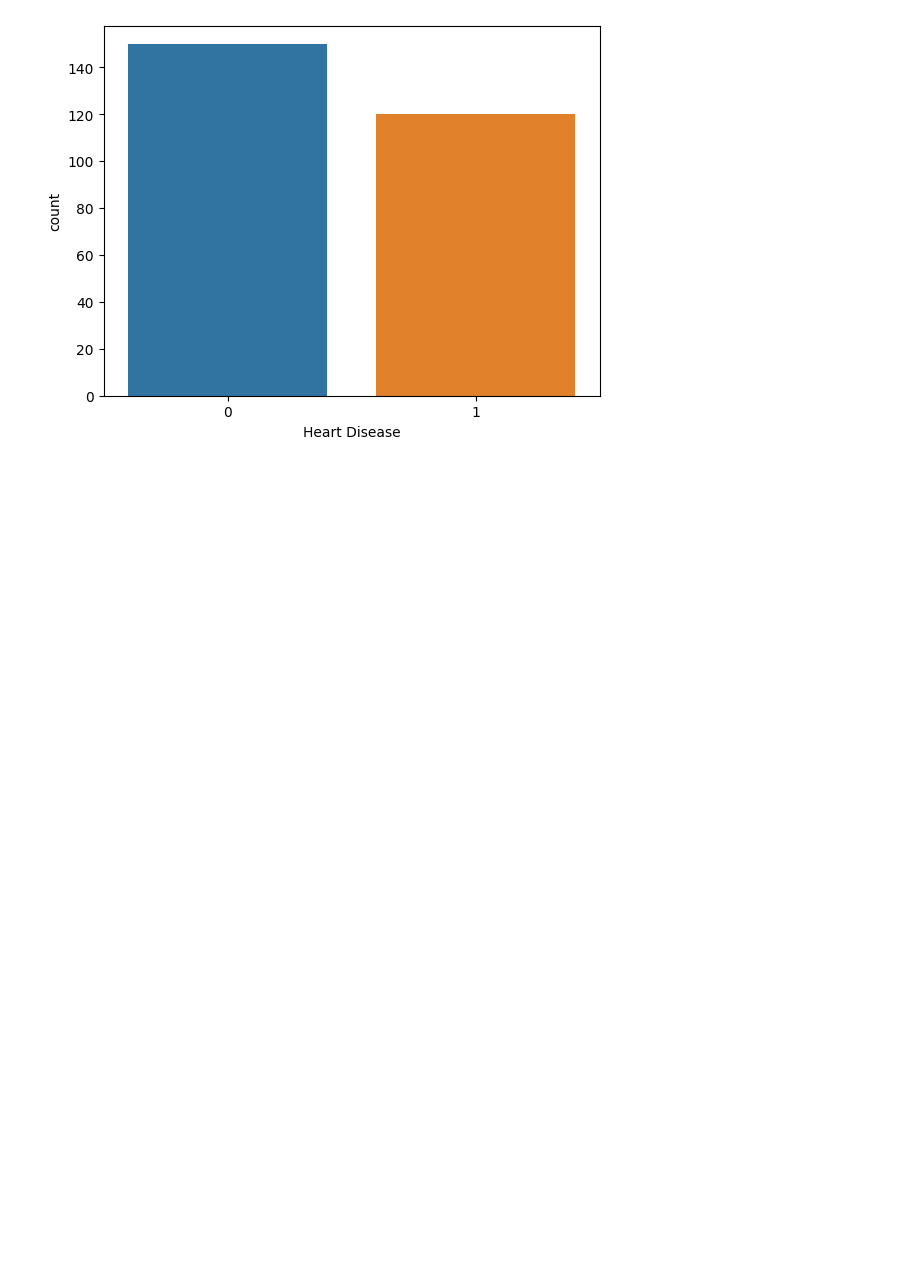
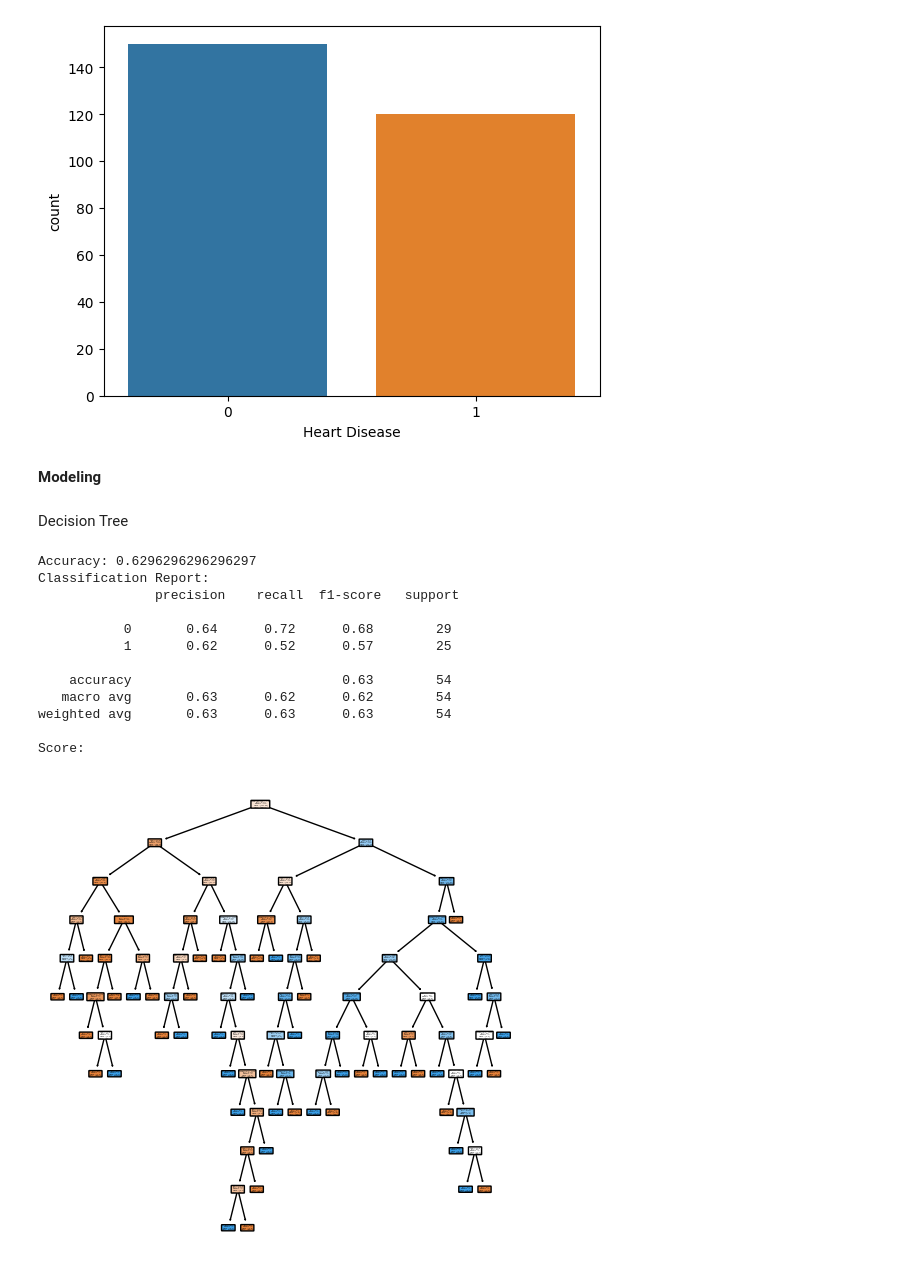
Before and after one commit to ayushpatel1299/ITCS3162, a Jupyter notebook: Project2/Project_2.ipynb, the cells around one changed output. Drawn from its saved outputs; the diff is of its cells as text; code cells hidden in the pictures; blank space fills up the shorter version.

Commit message:
Updated project 2

```diff
--- a/Project2/Project_2.ipynb
+++ b/Project2/Project_2.ipynb
@@ -103,3 +103,7 @@ for column in heartDisease:
 plt.show()
 # %% [output]
 [figure]
+# %% [markdown]
+**Modeling**
+# %% [markdown]
+Decision Tree
@@ -105,0 +118,58 @@ plt.show()
+# %%
+df = pd.read_csv("//Users/owner/ITCS_3162/ITCS3162/Project2/Heart_Disease_Prediction.csv")
+df["Heart Disease"] = df["Heart Disease"].replace("Absence", 0)
+df["Heart Disease"] = df["Heart Disease"].replace("Presence", 1)
+X=df[['Age', 'Sex', 'Chest pain type', 'BP', 'Cholesterol', 'FBS over 120', 'Max HR', 'Exercise angina']]
+y = df['Heart Disease']
+#train the data
+X_train, X_test, y_train, y_test = train_test_split(X, y, test_size=0.2)
+#createdecision tree classifier
+dt_classifier = DecisionTreeClassifier(random_state=42)
+# Train the model
+dt_classifier.fit(X_train, y_train)
+#Predicitions
+y_pred = dt_classifier.predict(X_test)
+#Evaluate
+accuracy = accuracy_score(y_test, y_pred)
+report = classification_report(y_test, y_pred)
+
+print(f'Accuracy: {accuracy}')
+print('Classification Report:\n', report)
+
+#Make the tree figure
+from sklearn import tree
+clf = tree.DecisionTreeClassifier()
+clf = clf.fit(X_train, y_train)
+predicted = clf.predict(X_test)
+#predicted array
+predicted
+print("Score: ")
+clf.score(X_test, y_test)
+#figure
+dt_classifier = DecisionTreeClassifier(random_state=42)
+dt_classifier.fit(X_train, y_train)
+
+# Plot the Decision Tree
+plt.figure(figsize=(6, 6))
+plot_tree(
+    dt_classifier,
+    feature_names=X.columns.tolist(),
+    class_names=["Absence", "Presence"],
+    filled=True,
+    rounded=True
+)
+plt.show()
+# %% [output]
+Accuracy: 0.6296296296296297
+Classification Report:
+               precision    recall  f1-score   support
+
+           0       0.64      0.72      0.68        29
+           1       0.62      0.52      0.57        25
+
+    accuracy                           0.63        54
+   macro avg       0.63      0.62      0.62        54
+weighted avg       0.63      0.63      0.63        54
+
+Score:
+[figure, added]
```
Also changed, not shown: parts of 5 cells of this notebook.
